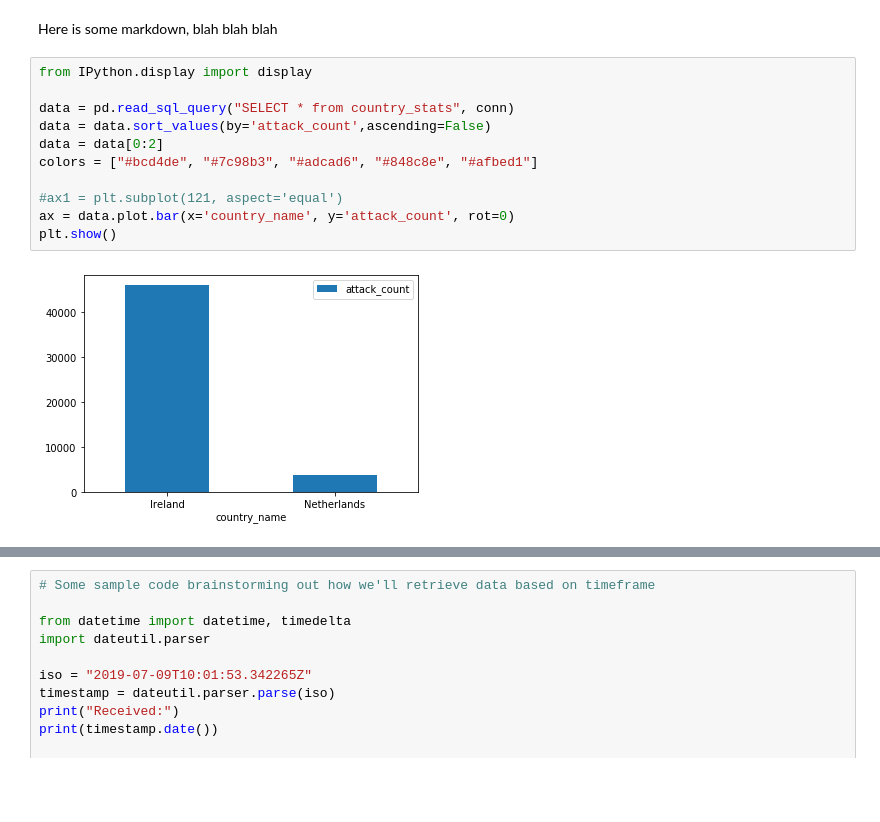
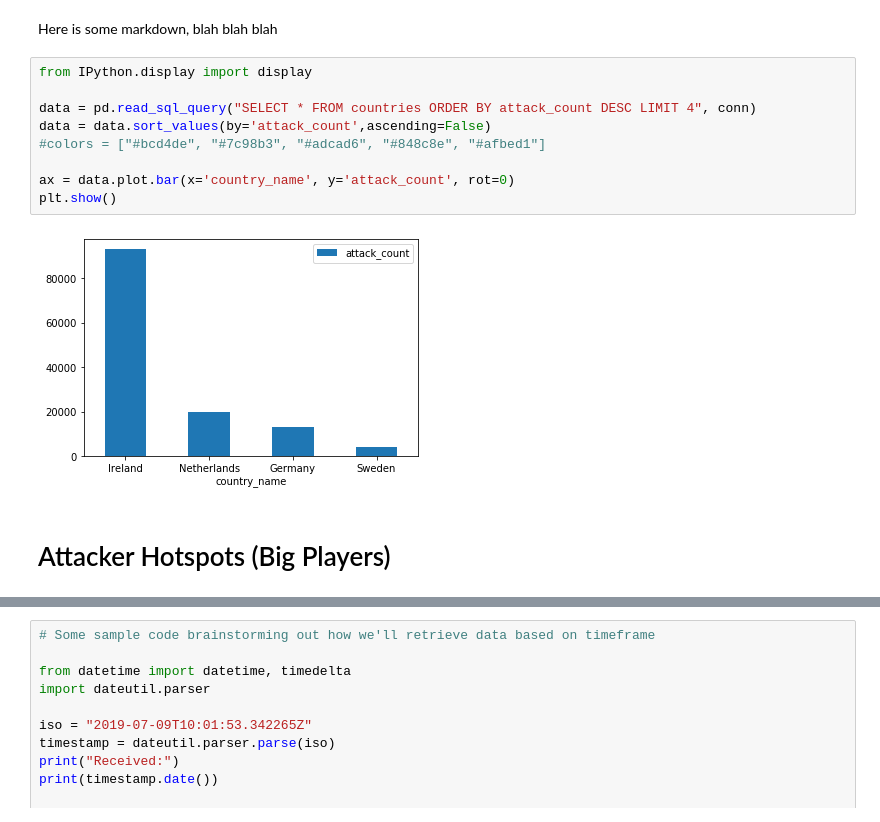
Before and after one commit to ranguli/ip, a Jupyter notebook: IP.ipynb, the cells around one changed output, grey strips where cells are left out. Cells and saved outputs as stored; diff of their text form; blank space fills up the shorter version.

```diff
--- a/IP.ipynb
+++ b/IP.ipynb
@@ -111,13 +115,13 @@ Here is some markdown, blah blah blah
 # %%
 from IPython.display import display
 
-data = pd.read_sql_query("SELECT * from country_stats", conn)
+data = pd.read_sql_query("SELECT * FROM countries ORDER BY attack_count DESC LIMIT 4", conn)
 data = data.sort_values(by='attack_count',ascending=False)
-data = data[0:2]
-colors = ["#bcd4de", "#7c98b3", "#adcad6", "#848c8e", "#afbed1"]
+#colors = ["#bcd4de", "#7c98b3", "#adcad6", "#848c8e", "#afbed1"]
 
-#ax1 = plt.subplot(121, aspect='equal')
 ax = data.plot.bar(x='country_name', y='attack_count', rot=0)
 plt.show()
 # %% [output]
-[figure, old version]
+[figure, new version]
+# %% [markdown]
+# Attacker Hotspots (Big Players)
```
Also changed, not shown: parts of 14 cells of this notebook, 5 other files.
